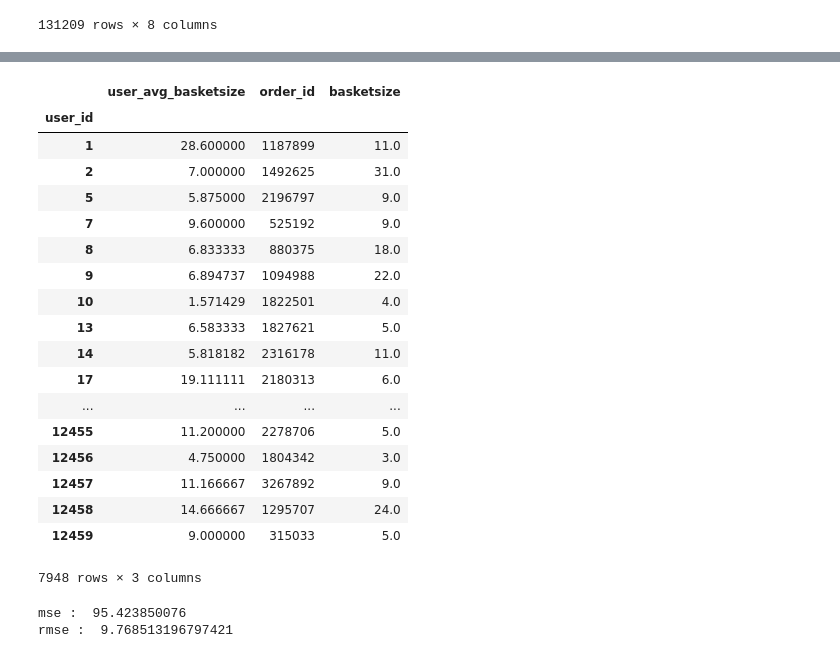
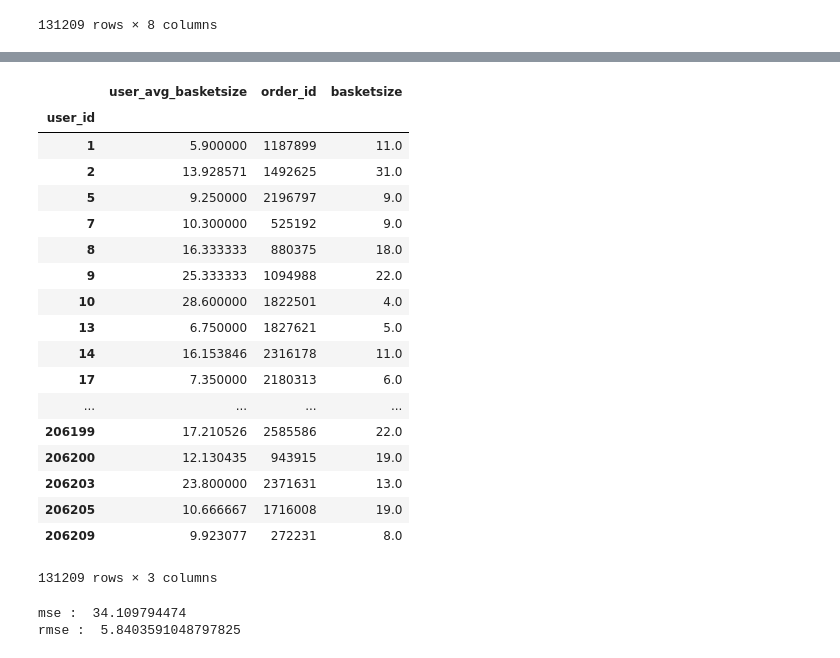
Before and after one commit to roomylee/KaggleStudy, a Jupyter notebook: Instacart/lab/basket size test.ipynb, the cells around one changed output, grey strips where cells are left out. Drawn from its saved outputs; the diff is of its cells as text; code cells hidden in the pictures.

Commit message:
average basketsize 계산후 rmse평가

```diff
--- a/Instacart/lab/basket size test.ipynb
+++ b/Instacart/lab/basket size test.ipynb
@@ -122,6 +122,7 @@ prior_basket_Info
 3214874 rows × 8 columns
 # %%
 train_basket_Info = order_plus_basketsize[order_plus_basketsize['eval_set'] == 'train']
+train_basket_Info.set_index('user_id')
 train_basket_Info
 # %% [output]
 |  | order_id | user_id | eval_set | order_number | order_dow | order_hour_of_day | days_since_prior_order | ... |
@@ -142,3 +143,8 @@ train_basket_Info
 | 3420933 | 1716008 | 206205 | train | 4 | 1 | 16 | 10.0 | ... |
 | 3421082 | 272231 | 206209 | train | 14 | 6 | 14 | 30.0 | ... |
 131209 rows × 8 columns
+# %%
+average_basketsize = pd.DataFrame()
+average_basketsize['user_avg_basketsize'] = prior_basket_Info.groupby('user_id')['basketsize'].mean()
+average_basketsize['user_id'] = average_basketsize.index
+average_basketsize
@@ -144,0 +171,4 @@ train_basket_Info
+# %%
+Average_Basketsize = pd.merge(average_basketsize, train_basket_Info, how = 'inner', left_on='user_id',right_on='user_id')
+del average_basketsize
+Average_Basketsize
@@ -145,32 +194,27 @@ train_basket_Info
 # %%
-average_basketsize = pd.DataFrame()
-average_basketsize['user_avg_basketsize'] = prior_basket_Info.groupby('user_id')['basketsize'].mean()
-Average_Basketsize = pd.concat([average_basketsize, train_basket_Info], axis=1, join='inner')
-del average_basketsize
-
 Average_Basketsize = Average_Basketsize.drop(['eval_set','order_number','order_dow','order_hour_of_day','days_since_prior_order'], 1)
 Average_Basketsize = Average_Basketsize.set_index('user_id')
 Average_Basketsize
 # %% [output]
 |  | user_avg_basketsize | order_id | basketsize |
 | user_id |  |  |  |
-| 1 | 28.600000 | 1187899 | 11.0 |
-| 2 | 7.000000 | 1492625 | 31.0 |
-| 5 | 5.875000 | 2196797 | 9.0 |
-| 7 | 9.600000 | 525192 | 9.0 |
-| 8 | 6.833333 | 880375 | 18.0 |
-| 9 | 6.894737 | 1094988 | 22.0 |
-| 10 | 1.571429 | 1822501 | 4.0 |
-| 13 | 6.583333 | 1827621 | 5.0 |
-| 14 | 5.818182 | 2316178 | 11.0 |
-| 17 | 19.111111 | 2180313 | 6.0 |
+| 1 | 5.900000 | 1187899 | 11.0 |
+| 2 | 13.928571 | 1492625 | 31.0 |
+| 5 | 9.250000 | 2196797 | 9.0 |
+| 7 | 10.300000 | 525192 | 9.0 |
+| 8 | 16.333333 | 880375 | 18.0 |
+| 9 | 25.333333 | 1094988 | 22.0 |
+| 10 | 28.600000 | 1822501 | 4.0 |
+| 13 | 6.750000 | 1827621 | 5.0 |
+| 14 | 16.153846 | 2316178 | 11.0 |
+| 17 | 7.350000 | 2180313 | 6.0 |
 | ... | ... | ... | ... |
-| 12455 | 11.200000 | 2278706 | 5.0 |
-| 12456 | 4.750000 | 1804342 | 3.0 |
-| 12457 | 11.166667 | 3267892 | 9.0 |
-| 12458 | 14.666667 | 1295707 | 24.0 |
-| 12459 | 9.000000 | 315033 | 5.0 |
+| 206199 | 17.210526 | 2585586 | 22.0 |
+| 206200 | 12.130435 | 943915 | 19.0 |
+| 206203 | 23.800000 | 2371631 | 13.0 |
+| 206205 | 10.666667 | 1716008 | 19.0 |
+| 206209 | 9.923077 | 272231 | 8.0 |
-7948 rows × 3 columns
+131209 rows × 3 columns
 # %%
 import math
 mse = 0.0
@@ -185,5 +229,5 @@ rmse = math.sqrt(mse)
 print('mse : ',mse)
 print('rmse : ',rmse)
 # %% [output]
-mse :  95.423850076
-rmse :  9.768513196797421
+mse :  34.109794474
+rmse :  5.8403591048797825
```
Also changed, not shown: parts of 2 cells of this notebook.
